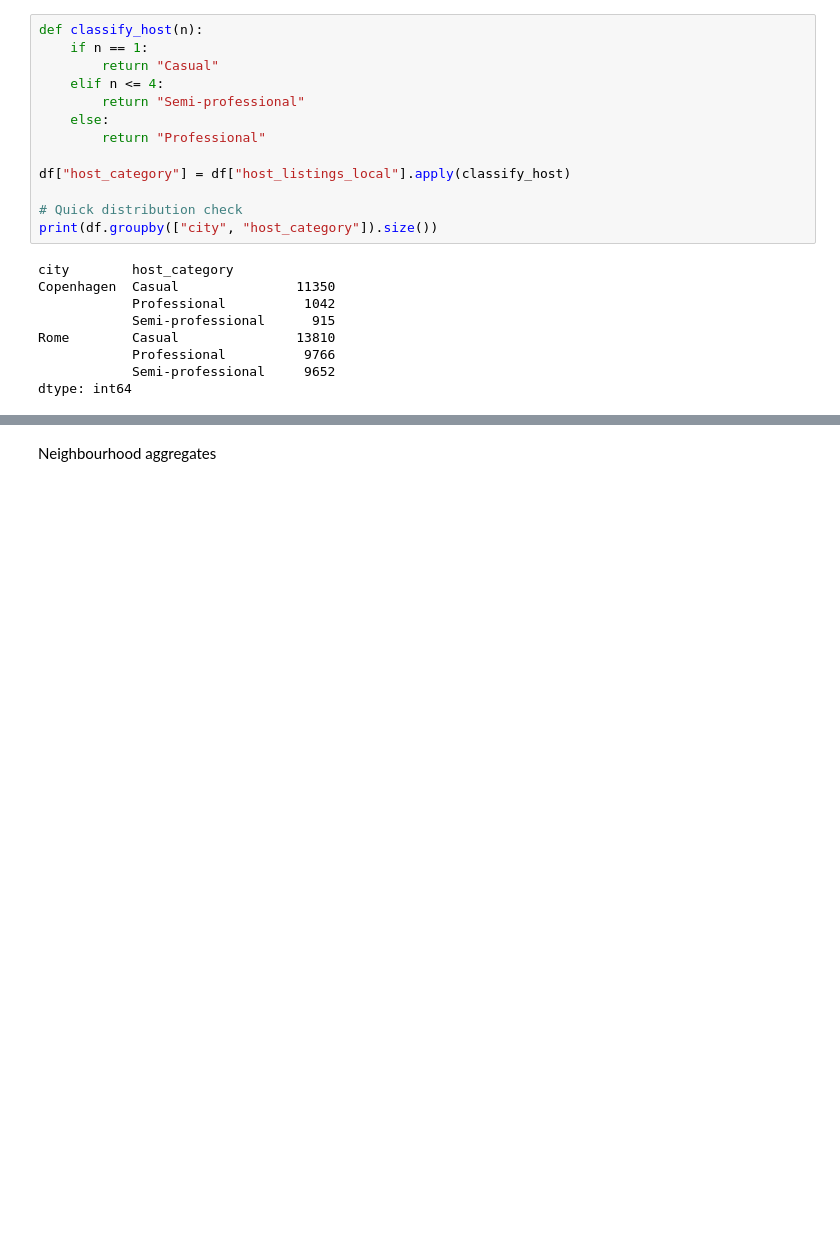
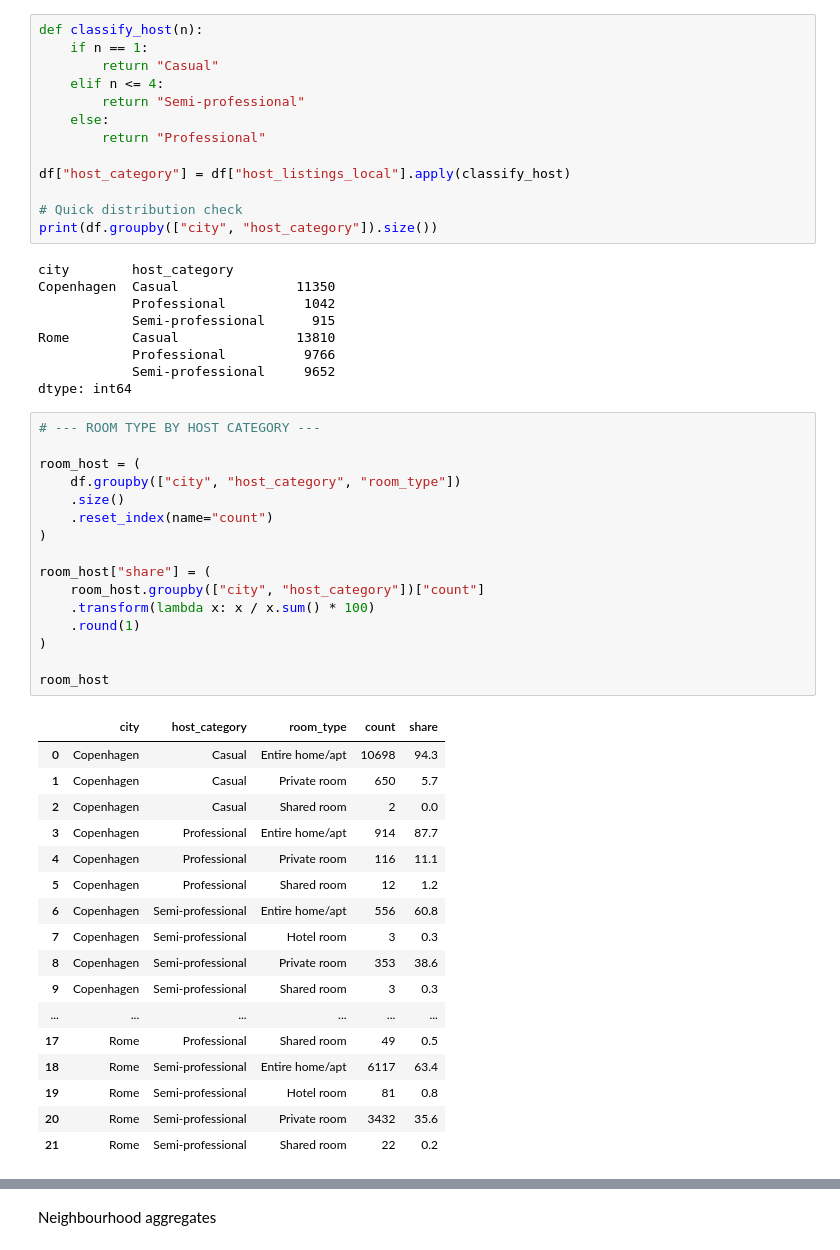
Before and after one commit to andreamammano89-maker/DataVisualisationPW_MESA, a Jupyter notebook: projectdv.ipynb, the cells around one changed output, grey strips where cells are left out. Cells and saved outputs as stored; diff of their text form; blank space fills up the shorter version.

```diff
--- a/projectdv.ipynb
+++ b/projectdv.ipynb
@@ -810,3 +816,37 @@ Rome        Casual               13810
             Professional          9766
             Semi-professional     9652
 dtype: int64
+# %%
+# --- ROOM TYPE BY HOST CATEGORY ---
+
+room_host = (
+    df.groupby(["city", "host_category", "room_type"])
+    .size()
+    .reset_index(name="count")
+)
+
+room_host["share"] = (
+    room_host.groupby(["city", "host_category"])["count"]
+    .transform(lambda x: x / x.sum() * 100)
+    .round(1)
+)
+
+room_host
+# %% [output]
+|  | city | host_category | room_type | count | share |
+| 0 | Copenhagen | Casual | Entire home/apt | 10698 | 94.3 |
+| 1 | Copenhagen | Casual | Private room | 650 | 5.7 |
+| 2 | Copenhagen | Casual | Shared room | 2 | 0.0 |
+| 3 | Copenhagen | Professional | Entire home/apt | 914 | 87.7 |
+| 4 | Copenhagen | Professional | Private room | 116 | 11.1 |
+| 5 | Copenhagen | Professional | Shared room | 12 | 1.2 |
+| 6 | Copenhagen | Semi-professional | Entire home/apt | 556 | 60.8 |
+| 7 | Copenhagen | Semi-professional | Hotel room | 3 | 0.3 |
+| 8 | Copenhagen | Semi-professional | Private room | 353 | 38.6 |
+| 9 | Copenhagen | Semi-professional | Shared room | 3 | 0.3 |
+| ... | ... | ... | ... | ... | ... |
+| 17 | Rome | Professional | Shared room | 49 | 0.5 |
+| 18 | Rome | Semi-professional | Entire home/apt | 6117 | 63.4 |
+| 19 | Rome | Semi-professional | Hotel room | 81 | 0.8 |
+| 20 | Rome | Semi-professional | Private room | 3432 | 35.6 |
+| 21 | Rome | Semi-professional | Shared room | 22 | 0.2 |
```
Also changed, not shown: parts of 25 cells of this notebook.
